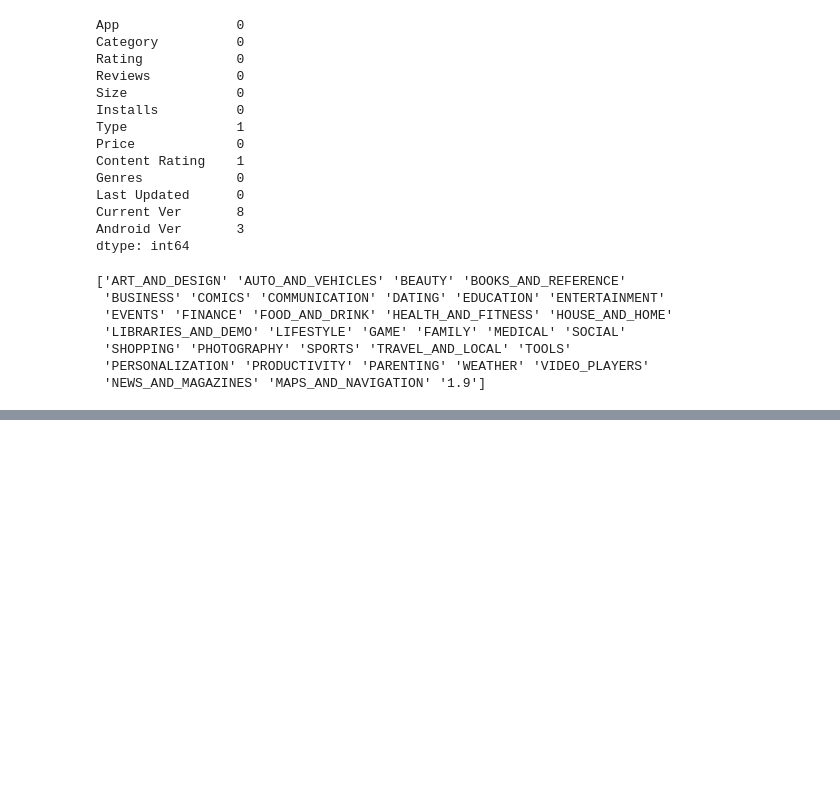
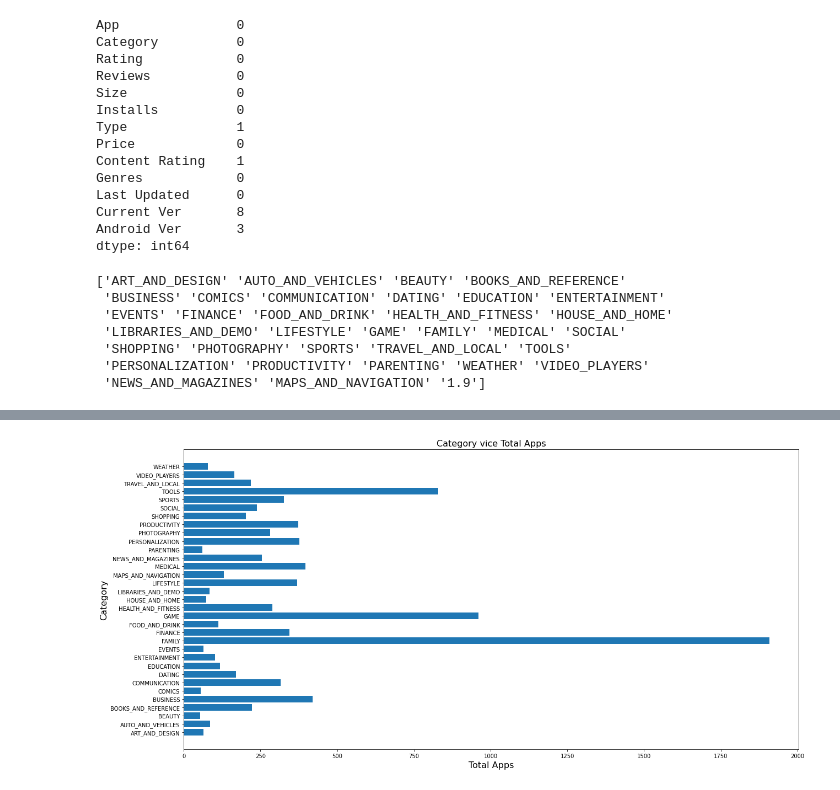
Before and after one commit to Navjotkhatri/EDA-Play-Store-App-Review-Analysis, a Jupyter notebook: EDA_Play_Store_App_Review_Analysis_Capstone_Project.ipynb, the cells around one changed output, grey strips where cells are left out. Drawn from its saved outputs; the diff is of its cells as text; code cells hidden in the pictures; blank space fills up the shorter version.

Commit message:
total apps category vice

```diff
--- a/EDA_Play_Store_App_Review_Analysis_Capstone_Project.ipynb
+++ b/EDA_Play_Store_App_Review_Analysis_Capstone_Project.ipynb
@@ -174,3 +174,7 @@ ps_df.tail(10)
 | 10838 | Parkinson Exercices FR | MEDICAL | 4.19 | 3 | 9.5M | 1,000+ | Free | 0 | Everyone | Medical | ... |
 | 10839 | The SCP Foundation DB fr nn5n | BOOKS_AND_REFERENCE | 4.50 | 114 | Varies with device | 1,000+ | Free | 0 | Mature 17+ | Books & Reference | ... |
 | 10840 | iHoroscope - 2018 Daily Horoscope... | LIFESTYLE | 4.50 | 398307 | 19M | 10,000,000+ | Free | 0 | Everyone | Lifestyle | ... |
+# %%
+df=ps_df.groupby('Category')['App'].nunique().reset_index(name="Total Apps")
+df=df.drop(df.index[[0]])
+df
@@ -176,0 +199,12 @@ ps_df.tail(10)
+# %%
+c1=df['Category']
+t1= df['Total Apps']
+
+fig = plt.figure(figsize = (20, 10))
+plt.barh(c1,t1)
+plt.title("Category vice Total Apps",fontsize=16)
+plt.xlabel("Total Apps",fontsize=16)
+plt.ylabel("Category",fontsize=16)
+plt.show()
+# %% [output]
+[figure, added]
```
Also changed, not shown: parts of 4 cells of this notebook.
